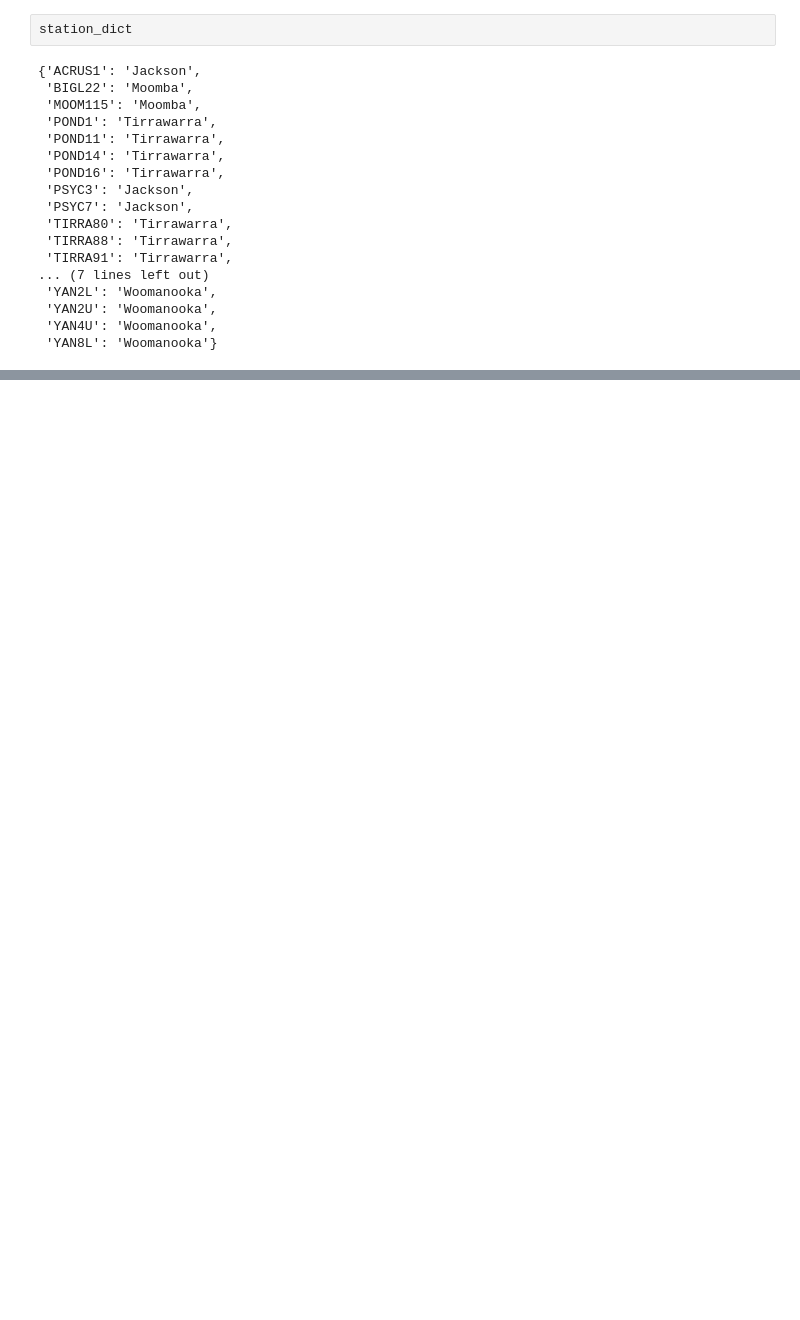
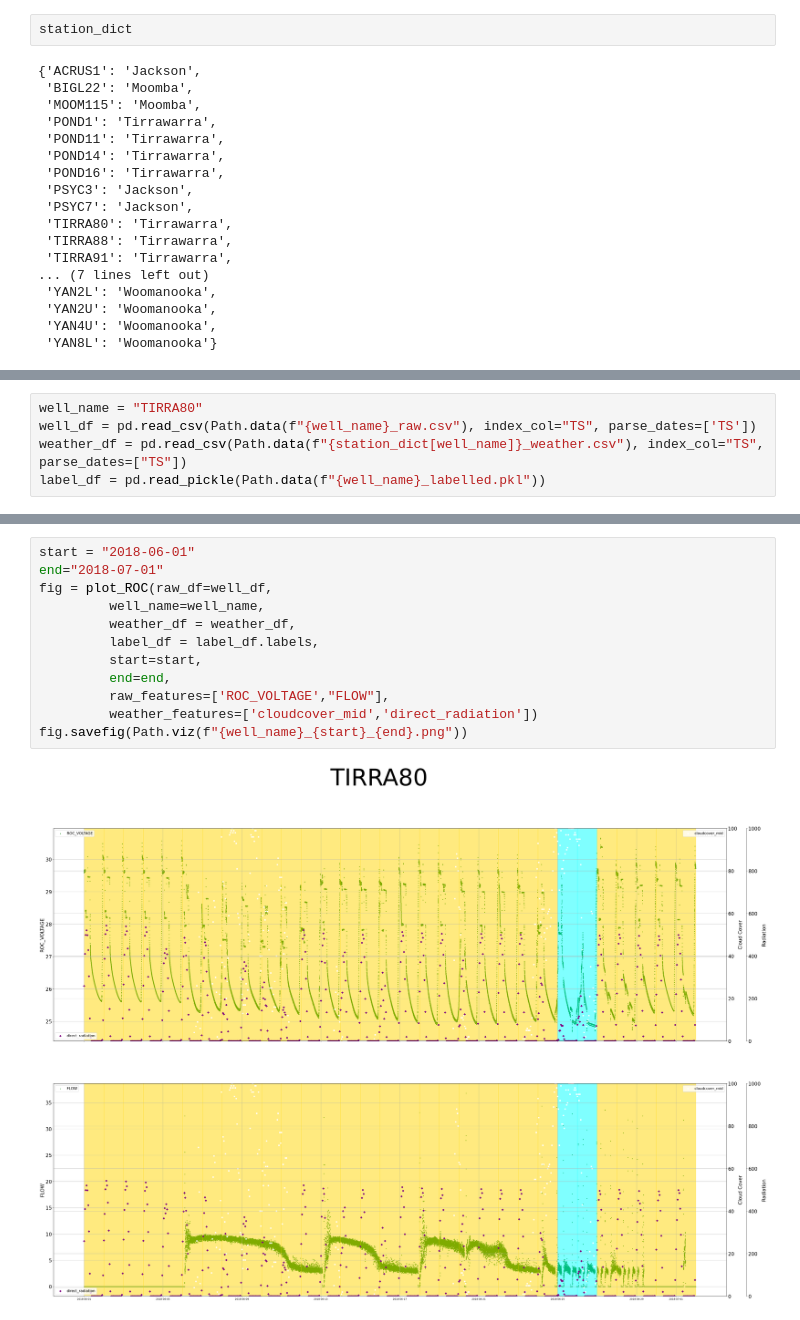
Before and after one commit to HarryLe95/Consilium_ROC_HOANG, a Jupyter notebook: app/Weather_Classification.ipynb, the cells around one changed output, grey strips where cells are left out. Cells and saved outputs as stored; diff of their text form; blank space fills up the shorter version.

Commit message:
Add weather files

```diff
--- a/app/Weather_Classification.ipynb
+++ b/app/Weather_Classification.ipynb
@@ -161,0 +134,5 @@ TIRRA80_df
+# %%
+well_name = "TIRRA80"
+well_df = pd.read_csv(Path.data(f"{well_name}_raw.csv"), index_col="TS", parse_dates=['TS'])
+weather_df = pd.read_csv(Path.data(f"{station_dict[well_name]}_weather.csv"), index_col="TS", parse_dates=["TS"])
+label_df = pd.read_pickle(Path.data(f"{well_name}_labelled.pkl"))
@@ -161,0 +145,14 @@ TIRRA80_df
+# %%
+start = "2018-06-01"
+end="2018-07-01"
+fig = plot_ROC(raw_df=well_df,
+         well_name=well_name,
+         weather_df = weather_df,
+         label_df = label_df.labels,
+         start=start,
+         end=end,
+         raw_features=['ROC_VOLTAGE',"FLOW"],
+         weather_features=['cloudcover_mid','direct_radiation'])
+fig.savefig(Path.viz(f"{well_name}_{start}_{end}.png"))
+# %% [output]
+[figure, added]
```
Also changed, not shown: parts of 11 cells of this notebook, 2 other files.
